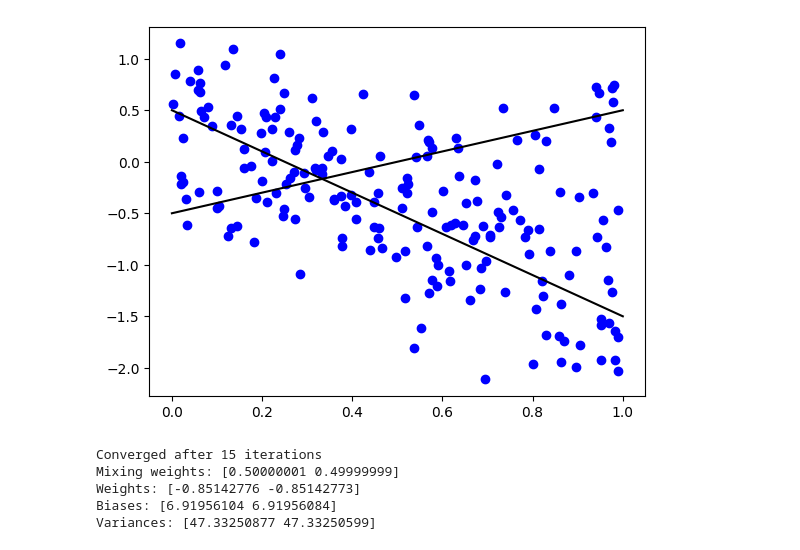
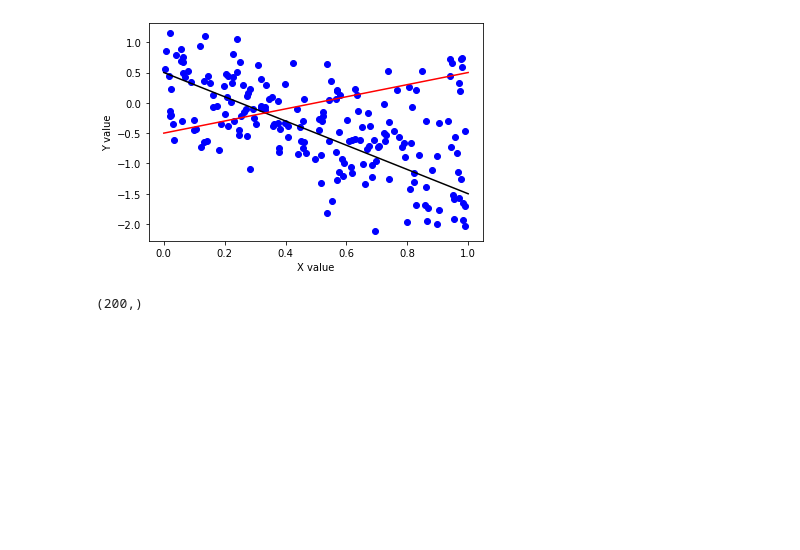
Before and after one commit to EricMLarsen/Spring_2024, a Jupyter notebook: ML_Stats/Homeworks/HW4/Problem_8.ipynb, the cells around one changed output. Drawn from its saved outputs; the diff is of its cells as text; code cells hidden in the pictures; blank space fills up the shorter version.

```diff
--- a/ML_Stats/Homeworks/HW4/Problem_8.ipynb
+++ b/ML_Stats/Homeworks/HW4/Problem_8.ipynb
@@ -5,92 +5,30 @@ from scipy.stats import norm
 # %%
 #Generating the data given the code in the assignment
 
 np.random.seed(0)
 n = 200 #sample size
 K = 2 #number of lines
 e = np.array([0.7,0.3]) #mixing weights
 w = np.array([-2,1]) #slopes of lines
 b = np.array([0.5,-0.5]) #offsets of lines
 v = np.array([0.2,0.1]) #variances
 x = np.zeros([n])
 y = np.zeros([n])
 for i in range(0,n):
     x[i] = np.random.rand(1)
     if np.random.rand(1) < e[0]:
         y[i] = w[0]*x[i] + b[0] + np.random.randn(1)*np.sqrt(v[0])
     else:
         y[i] = w[1]*x[i] + b[1] + np.random.randn(1)*np.sqrt(v[1])
 plt.plot(x,y,'bo')
 t = np.linspace(0, 1, num=100)
-plt.plot(t,w[0]*t+b[0],'k')
-plt.plot(t,w[1]*t+b[1],'k')
+plt.plot(t,w[0]*t+b[0],'k',color='black')
+plt.plot(t,w[1]*t+b[1],'k',color='red')
+plt.xlabel('X value')
+plt.ylabel('Y value')
 plt.show()
+
+print(x.shape)
 # %% [output]
-[figure, old version]
+[figure, new version]
+(200,)
-# %%
-
-
-def e_step(x, y, params):
-    epsilons, weights, biases, variances = params
-    num_samples = len(x)
-    num_components = len(weights)
-
-    respons = np.zeros((num_samples, num_components))
-
-    for i in range(num_samples):
-        for k in range(num_components):
-            respons[i, k] = epsilons[k] * norm.pdf(y[i], loc=weights[k]*x[i] + biases[k], scale=np.sqrt(variances[k]))
-
-    respons /= np.sum(respons, axis=1, keepdims=True)
-
-    return respons
-
-def m_step(x, y, respons):
-    num_components = respons.shape[1]
-
-    epsilons = np.mean(respons, axis=0)
-
-    weights = np.zeros(num_components)
-    biases = np.zeros(num_components)
-    variances = np.zeros(num_components)
-
-    for k in range(num_components):
-        weights[k] = np.sum(respons[:, k] * y * x) / np.sum(respons[:, k] * x**2)
-        biases[k] = np.sum(respons[:, k] * (y - weights[k]*x))
-        variances[k] = np.sum(respons[:, k] * (y - weights[k]*x - biases[k])**2) / np.sum(respons[:, k])
-
-    return epsilons, weights, biases, variances
-
-# Initialization
-epsilons = np.array([0.5, 0.5])  # initial mixing weights
-weights = np.array([-1, 1])       # initial slopes
-biases = np.array([0, 0])         # initial biases
-variances = np.array([0.2,0.1])      # initial variances
-
-# EM Algorithm
-max_iterations = 100
-tolerance = 1e-6
-for iteration in range(max_iterations):
-    respons = e_step(x, y, (epsilons, weights, biases, variances))
-    new_epsilons, new_weights, new_biases, new_variances = m_step(x, y, respons)
-
-    # Check for convergence
-    if np.all(np.abs(new_epsilons - epsilons) < tolerance) and \
-       np.all(np.abs(new_weights - weights) < tolerance) and \
-       np.all(np.abs(new_biases - biases) < tolerance) and \
-       np.all(np.abs(new_variances - variances) < tolerance):
-        break
-
-    epsilons, weights, biases, variances = new_epsilons, new_weights, new_biases, new_variances
-
-print("Converged after {} iterations".format(iteration+1))
-print("Mixing weights:", epsilons)
-print("Weights:", weights)
-print("Biases:", biases)
-print("Variances:", variances)
-# %% [output]
-Converged after 15 iterations
-Mixing weights: [0.50000001 0.49999999]
-Weights: [-0.85142776 -0.85142773]
-Biases: [6.91956104 6.91956084]
-Variances: [47.33250877 47.33250599]
```
Also changed, not shown: parts of 3 cells of this notebook, 1 other file.
